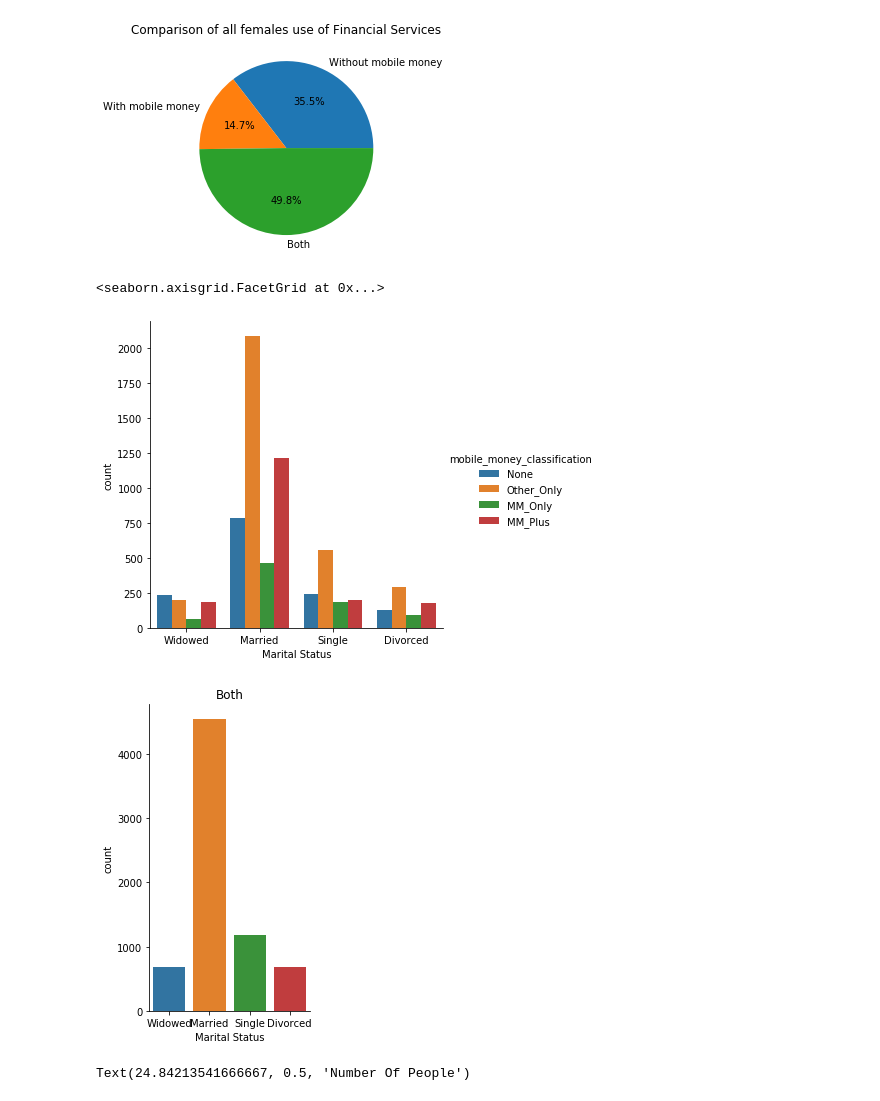
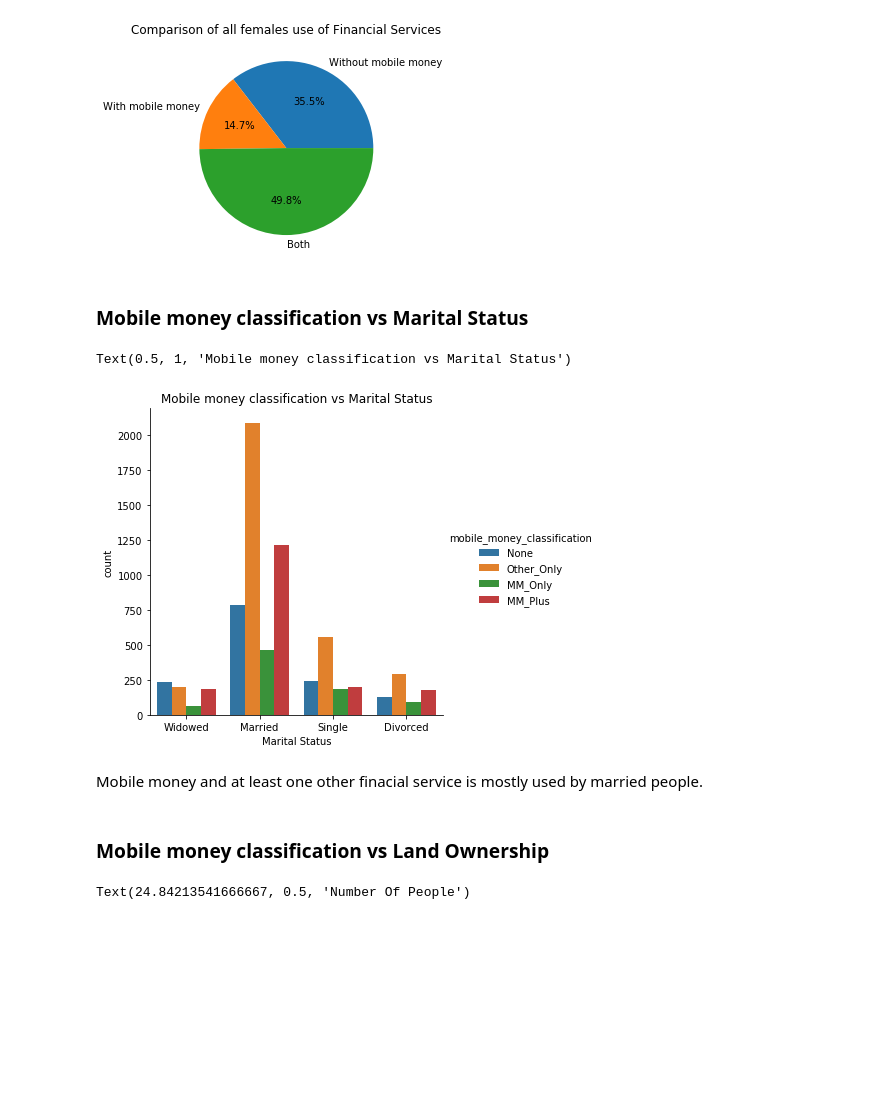
Before and after one commit to Sibusiso1995/tanzania_mobile_money, a Jupyter notebook: Untitled.ipynb, the cells around one changed output. Drawn from its saved outputs; the diff is of its cells as text; code cells hidden in the pictures; blank space fills up the shorter version.

Commit message:
third commit

```diff
--- a/Untitled.ipynb
+++ b/Untitled.ipynb
@@ -64,34 +49,12 @@ males = mobile_mon[mobile_mon.Q2 == 1]
 females = mobile_mon[mobile_mon.Q2 == 2]
 # %%
 mobile_mon.rename(columns={
-    'Q1':'Age',
-    'Q2':'Gender',
-    'Q3':'Marital_Status',
-    'Q4': 'Highest_level_of_education',
-    'Q5': 'Property_Ownership',
-    'Q6': 'Land_Ownership',
-    'Q7': 'Mobile_Ownership',
-    'Q8_1':'Salaries_wages',
-    'Q8_2':'Trading',
-    'Q8_3':'Services',
-    'Q8_4':'Casual_Work',
-    'Q8_5':'Rental_Income',
-    'Q8_6':'Interests',
-    'Q8_7':'Pension',
-    'Q8_8':'Social_Welfare',
-    'Q8_9':'Financially_Dependant',
-    'Q8_10':'Third_Party',
-    'Q8_11':'Other',
-    'Q9':'Employer',
-    'Q10':'Selling_Things',
-    'Q11':'Providing_Service',
-    'Q12':'Sent_money_past_(12 months)',
-    'Q13':'Money_last_sent',
-    'Q14':'Received_money_past_(12 months)',
-    'Q15':'Last_money_received',
-    'Q16':'Mobile_money_purchases',
-    'Q17':'Mobile_money_bills',
-    'Q18':'Literacy_in_kwiswhahili',
-    'Q19':'Literacy_in_english'
+    'Q1':'Age', 'Q2':'Gender', 'Q3':'Marital_Status', 'Q4': 'Highest_level_of_education','Q5': 'Property_Ownership',
+    'Q6': 'Land_Ownership', 'Q7': 'Mobile_Ownership', 'Q8_1':'Salaries_wages', 'Q8_2':'Trading','Q8_3':'Services',
+    'Q8_4':'Casual_Work', 'Q8_5':'Rental_Income', 'Q8_6':'Interests', 'Q8_7':'Pension', 'Q8_8':'Social_Welfare',
+    'Q8_9':'Financially_Dependant', 'Q8_10':'Third_Party', 'Q8_11':'Other', 'Q9':'Employer', 'Q10':'Selling_Things',
+    'Q11':'Providing_Service', 'Q12':'Sent_money_past_(12 months)', 'Q13':'Money_last_sent',
+    'Q14':'Received_money_past_(12 months)', 'Q15':'Last_money_received', 'Q16':'Mobile_money_purchases',
+    'Q17':'Mobile_money_bills', 'Q18':'Literacy_in_kwiswhahili', 'Q19':'Literacy_in_english'
 },inplace=True
 )
@@ -233,12 +211,16 @@ plt.title("Comparison of all females use of Financial Services")
 # %% [output]
 Text(0.5, 1.0, 'Comparison of all females use of Financial Services')
 [figure]
+# %% [markdown]
+### Mobile money classification vs Marital Status
 # %%
-#Marital Status
 sns.catplot(x='Marital_Status',kind='count', hue='mobile_money_classification', data=mobile_mon).set(xlabel='Marital Status')
-sns.catplot(x='Marital_Status',kind='count',aspect=.6, data=mobile_mon).set(title='Both', xlabel='Marital Status')
+plt.title('Mobile money classification vs Marital Status')
 # %% [output]
-<seaborn.axisgrid.FacetGrid at 0x...>
+Text(0.5, 1, 'Mobile money classification vs Marital Status')
-[figure, old version]
+[figure, new version]
-[figure, removed]
+# %% [markdown]
+Mobile money and at least one other finacial service is mostly used by married people.
+# %% [markdown]
+### Mobile money classification vs Land Ownership
 # %%
```
Also changed, not shown: parts of 48 cells of this notebook.
